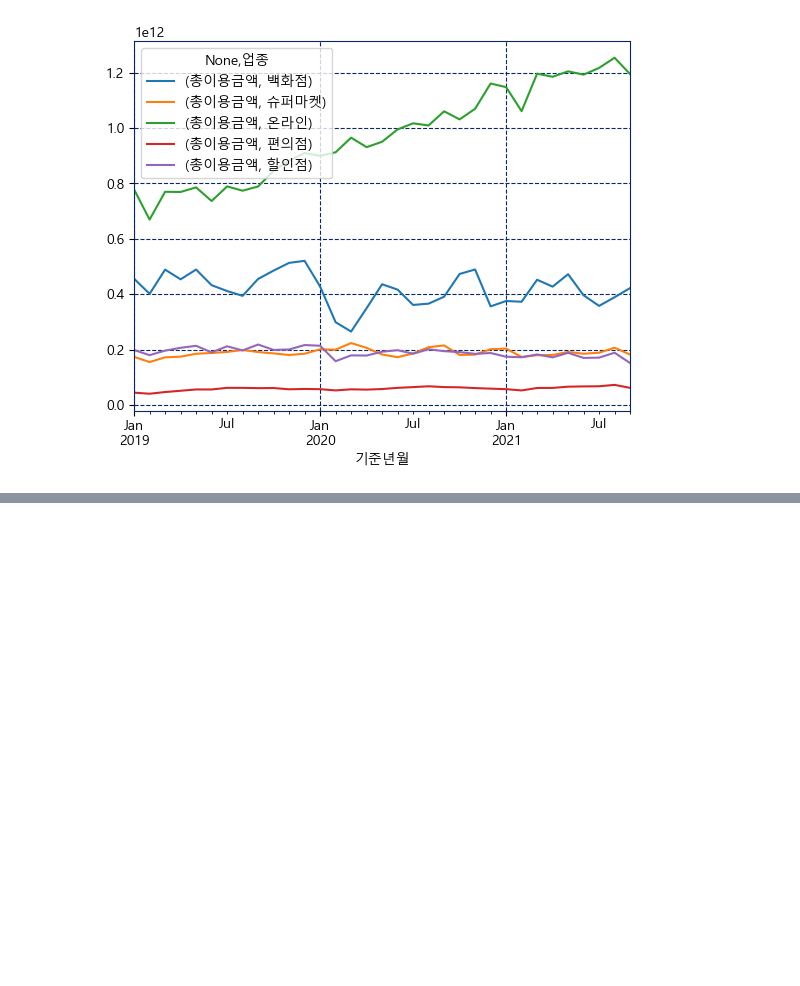
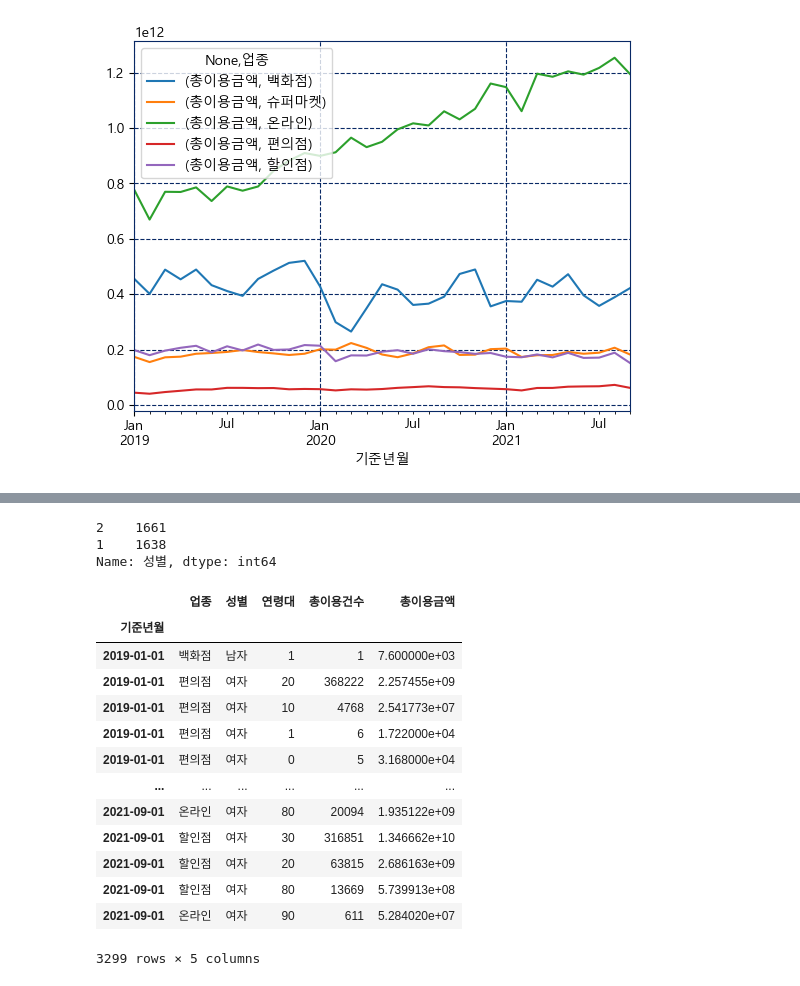
Before and after one commit to ZiNoBae/Practice_ubion, a Jupyter notebook: Code_Moon/230425/03_matplotlib_0425.ipynb, the cells around one changed output, grey strips where cells are left out. Saved outputs shown, nothing was run; the diff lists cells and outputs as text; code cells hidden in the pictures; blank space fills up the shorter version.

```diff
--- a/Code_Moon/230425/03_matplotlib_0425.ipynb
+++ b/Code_Moon/230425/03_matplotlib_0425.ipynb
@@ -546,0 +582,8 @@ group_data.unstack().plot()
+# %%
+_df['성별'].value_counts()
+# %% [output]
+2    1661
+1    1638
+Name: 성별, dtype: int64
+# %%
+_df['성별'] = _df['성별'].astype(str)
@@ -546,0 +594,17 @@ group_data.unstack().plot()
+# %%
+_df
+# %% [output]
+|  | 업종 | 성별 | 연령대 | 총이용건수 | 총이용금액 |
+| 기준년월 |  |  |  |  |  |
+| 2019-01-01 | 백화점 | 남자 | 1 | 1 | 7.600000e+03 |
+| 2019-01-01 | 편의점 | 여자 | 20 | 368222 | 2.257455e+09 |
+| 2019-01-01 | 편의점 | 여자 | 10 | 4768 | 2.541773e+07 |
+| 2019-01-01 | 편의점 | 여자 | 1 | 6 | 1.722000e+04 |
+| 2019-01-01 | 편의점 | 여자 | 0 | 5 | 3.168000e+04 |
+| ... | ... | ... | ... | ... | ... |
+| 2021-09-01 | 온라인 | 여자 | 80 | 20094 | 1.935122e+09 |
+| 2021-09-01 | 할인점 | 여자 | 30 | 316851 | 1.346662e+10 |
+| 2021-09-01 | 할인점 | 여자 | 20 | 63815 | 2.686163e+09 |
+| 2021-09-01 | 할인점 | 여자 | 80 | 13669 | 5.739913e+08 |
+| 2021-09-01 | 온라인 | 여자 | 90 | 611 | 5.284020e+07 |
+3299 rows × 5 columns
```
Also changed, not shown: parts of 14 cells of this notebook, 1 other file.
